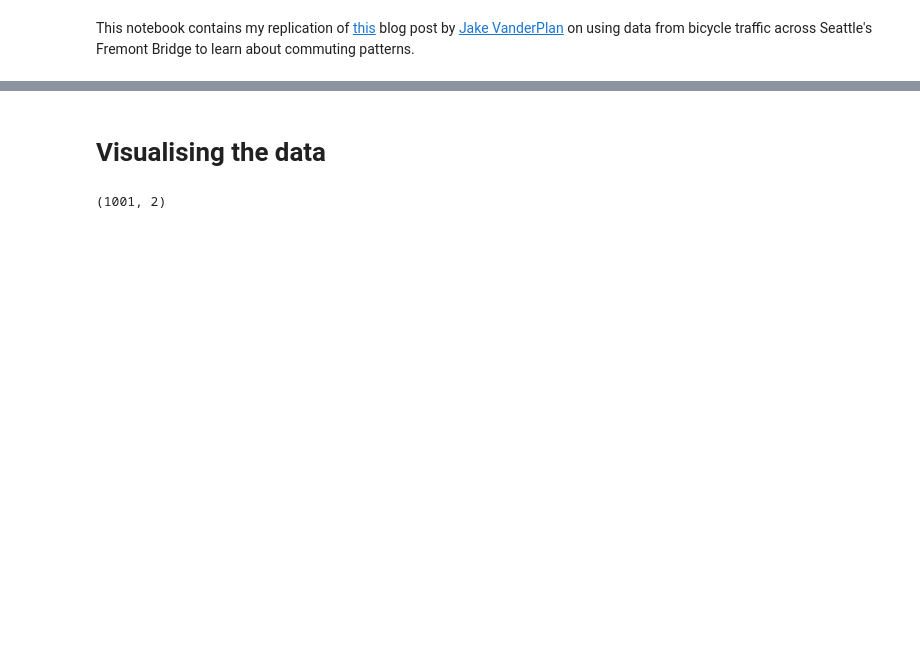
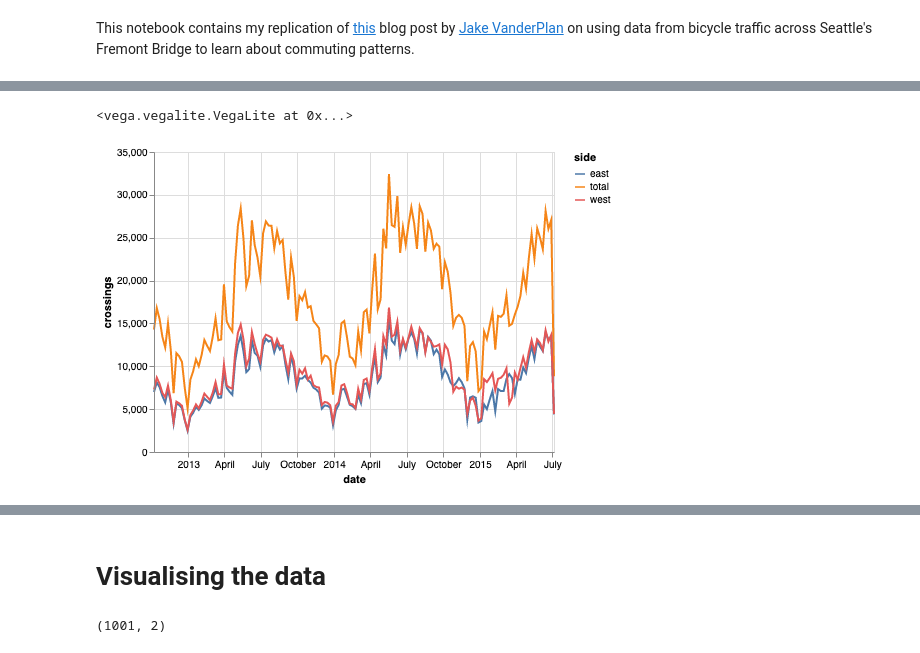
Before and after one commit to fabiangunzinger/seattle_cycling, a Jupyter notebook: seattle_unsupervised_exploring.ipynb, the cells around one changed output, grey strips where cells are left out. Saved outputs shown, nothing was run; the diff lists cells and outputs as text; code cells hidden in the pictures; blank space fills up the shorter version.

Commit message:
First graph with Altari

```diff
--- a/seattle_unsupervised_exploring.ipynb
+++ b/seattle_unsupervised_exploring.ipynb
@@ -49,0 +45,12 @@ data.resample("w").sum().plot()
+# %%
+melted = (
+    data
+    .resample("w").sum()
+    .reset_index()
+    .rename(columns={'Date':'date'})
+    .melt(id_vars='date',
+          var_name=['side'],
+          value_name='crossings',
+          value_vars=['total', 'east', 'west'])
+)
+melted.head()
@@ -50,3 +64,8 @@ data.resample("w").sum().plot()
+# %%
+alt.Chart(melted).mark_line().encode(x='date', y='crossings', color='side')
+# %% [output]
+<vega.vegalite.VegaLite at 0x...>
+[figure, added]
 # %%
 pivoted = data.pivot_table(
     ["west", "east", "total"],
```
Also changed, not shown: parts of 24 cells of this notebook, 1 other file.
